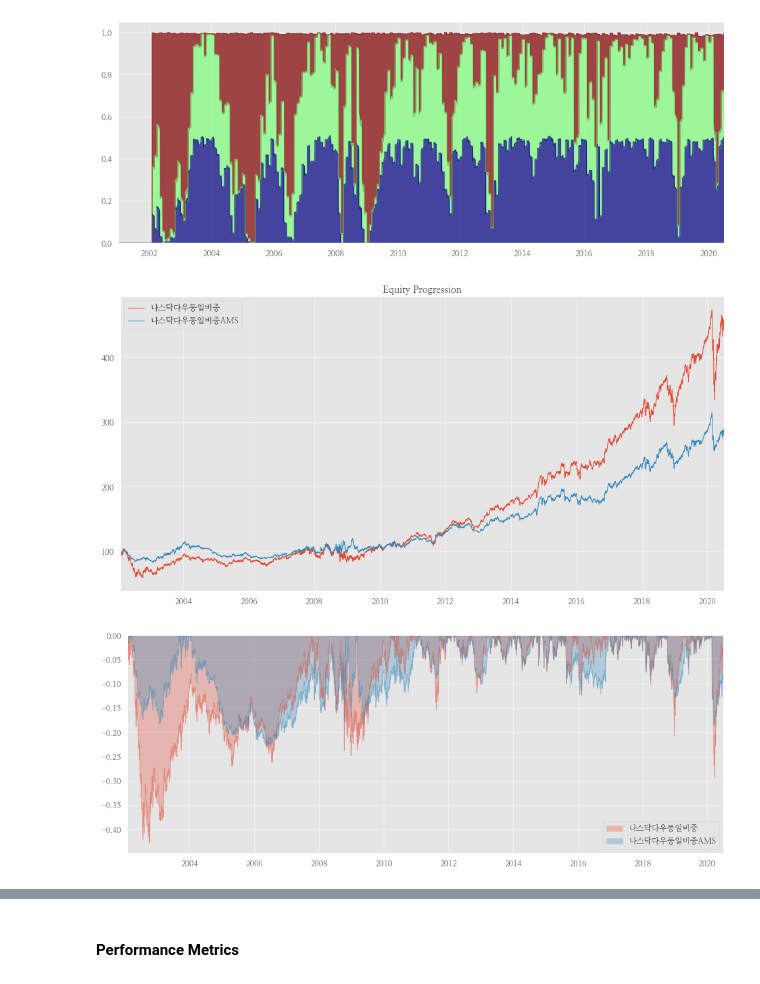
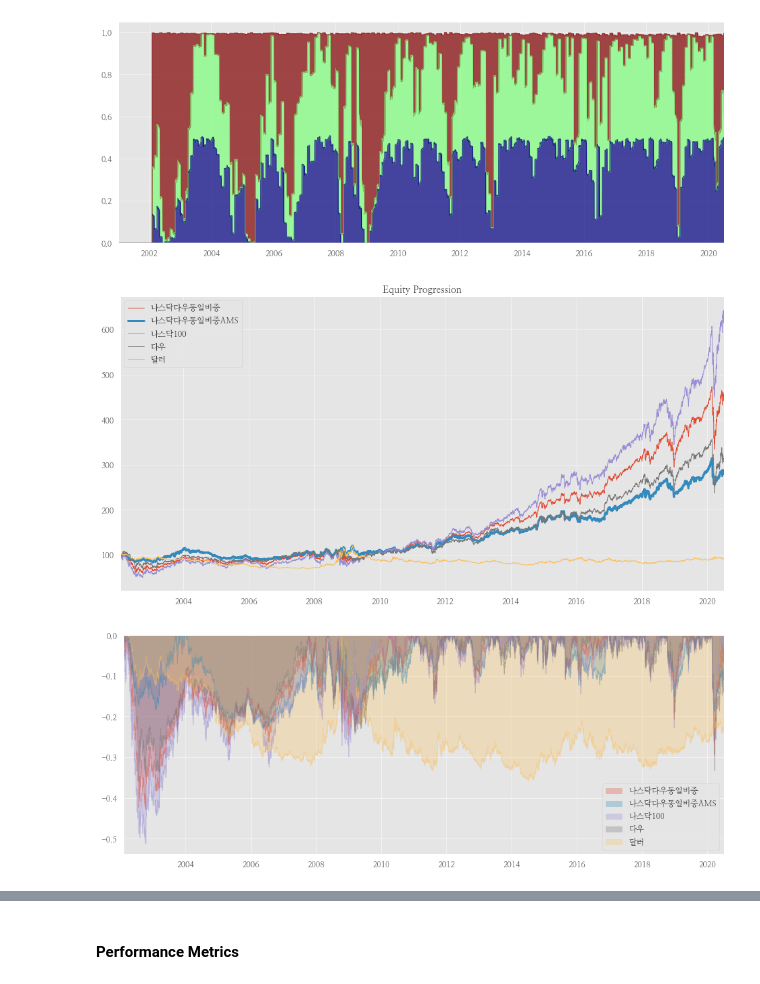
Before and after one commit to hermian/USAP, a Jupyter notebook: 미국달러자산.ipynb, the cells around one changed output, grey strips where cells are left out. Cells and saved outputs as stored; diff of their text form; code cells hidden in the pictures.

```diff
--- a/미국달러자산.ipynb
+++ b/미국달러자산.ipynb
@@ -81,11 +81,12 @@ target_weights[['나스닥100', '다우']].plot(figsize=(16,6), title='나스닥
 [figure]
 # %%
 tickers = prices.columns
+START_DATE = '2002-1-2'
 # %%
 나스닥다우동일비중 =bt.Strategy(
     "나스닥다우동일비중",
     [
-        bt.algos.RunAfterDate('2002-1-2'),
+        bt.algos.RunAfterDate(START_DATE),
         bt.algos.RunMonthly(),
         bt.algos.SelectThese(['나스닥100', '다우']),
         bt.algos.WeighEqually(),
@@ -97,7 +98,7 @@ tickers = prices.columns
 나스닥다우동일비중AMS = bt.Strategy(
     '나스닥다우동일비중AMS',
     [
-        bt.algos.RunAfterDate('2002-1-2'),
+        bt.algos.RunAfterDate(START_DATE),
         bt.algos.RunMonthly(),
         bt.algos.SelectThese(['나스닥100', '다우', '달러']),
         bt.algos.WeighTarget(target_weights),
@@ -109,7 +110,10 @@ tickers = prices.columns
 # %%
 bt_나스닥다우동일비중 = bt.Backtest(나스닥다우동일비중, prices)
 bt_나스닥다우동일비중AMS = bt.Backtest(나스닥다우동일비중AMS,  prices)
-r = bt.run(bt_나스닥다우동일비중, bt_나스닥다우동일비중AMS)
+bt_나스닥 = long_only_ew(prices[['나스닥100']], '나스닥100', START_DATE)
+bt_다우 = long_only_ew(prices[['다우']], '다우', START_DATE)
+bt_달러 = long_only_ew(prices[['달러']], '달러', START_DATE)
+r = bt.run(bt_나스닥다우동일비중, bt_나스닥다우동일비중AMS, bt_나스닥, bt_다우, bt_달러)
 # %%
 r.set_date_range("2002-02-01")
 r.display()
@@ -137,10 +141,13 @@ r.get_security_weights('나스닥다우동일비중AMS').plot.area(stacked=True,
 [figure]
 # %%
 ax = r.plot(figsize=(16,8));
+for line in ax.get_lines():
+    if line.get_label() == '나스닥다우동일비중AMS':
+        line.set_linewidth(3)
 plt.legend(loc="upper left");
 # %% [output]
-[figure, old version]
+[figure, new version]
 # %%
 r.prices.to_drawdown_series().plot.area(stacked=False, alpha=0.3, figsize=(16, 6));
 # %% [output]
-[figure, old version]
+[figure, new version]
```
Also changed, not shown: parts of 5 cells of this notebook, 5 other files.
